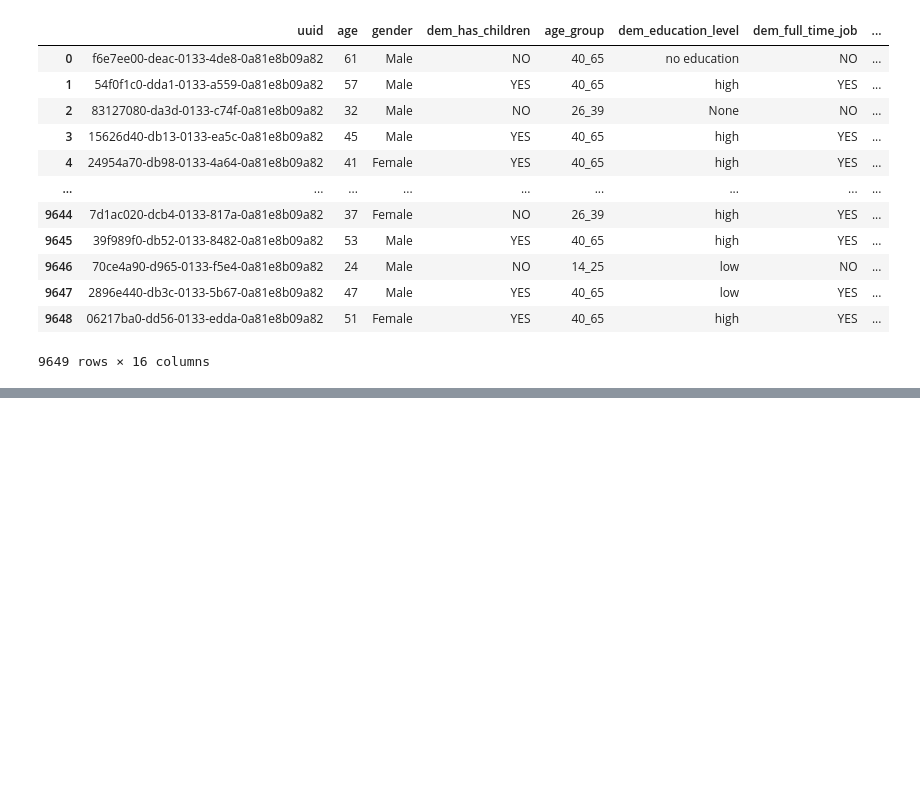
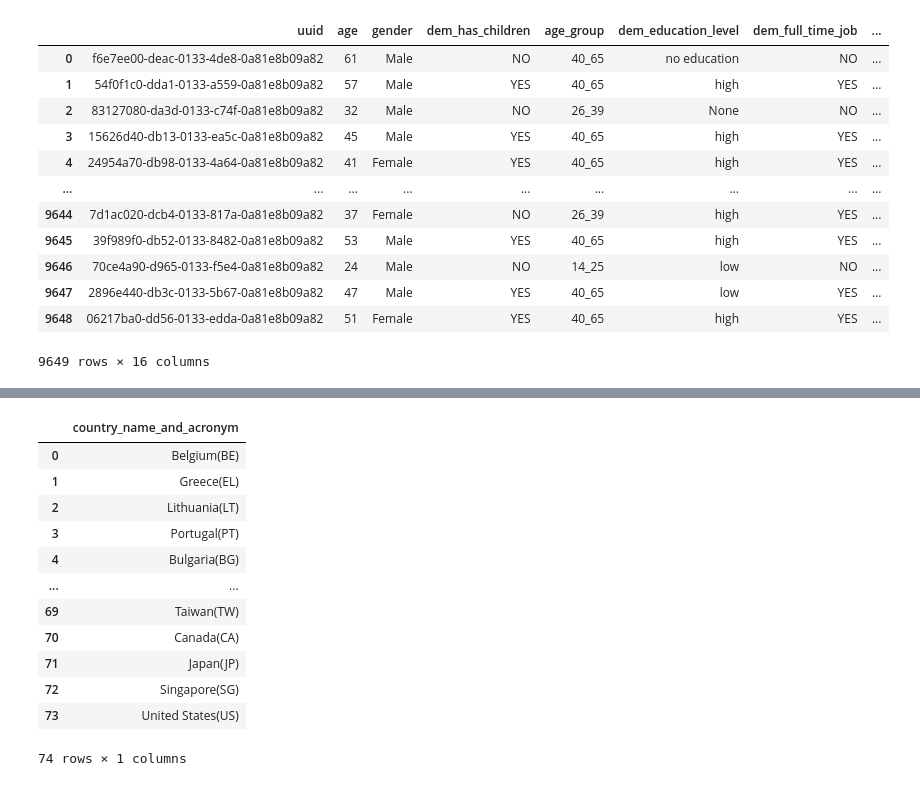
Before and after one commit to manuaq/project_m1, a Jupyter notebook: trash/project_module_1_full.ipynb, the cells around one changed output, grey strips where cells are left out. Saved outputs shown, nothing was run; the diff lists cells and outputs as text; code cells hidden in the pictures; blank space fills up the shorter version.

```diff
--- a/trash/project_module_1_full.ipynb
+++ b/trash/project_module_1_full.ipynb
@@ -726,0 +955,18 @@ project_m1_cleaned_data
+# %%
+country_df.columns =['country_name_and_acronym']
+
+country_df
+# %% [output]
+|  | country_name_and_acronym |
+| 0 | Belgium(BE) |
+| 1 | Greece(EL) |
+| 2 | Lithuania(LT) |
+| 3 | Portugal(PT) |
+| 4 | Bulgaria(BG) |
+| ... | ... |
+| 69 | Taiwan(TW) |
+| 70 | Canada(CA) |
+| 71 | Japan(JP) |
+| 72 | Singapore(SG) |
+| 73 | United States(US) |
+74 rows × 1 columns
```
Also changed, not shown: parts of 25 cells of this notebook, 2 other files.
